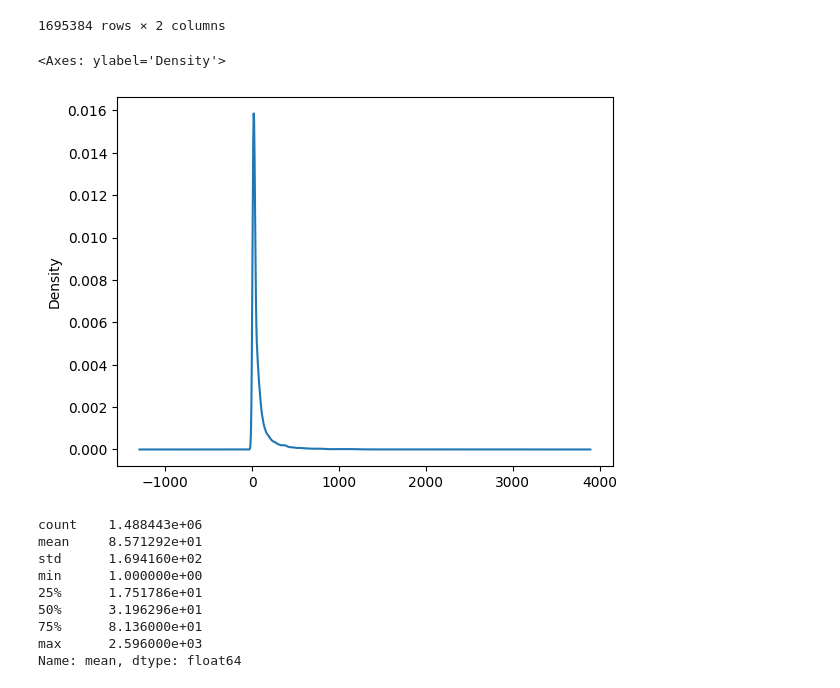
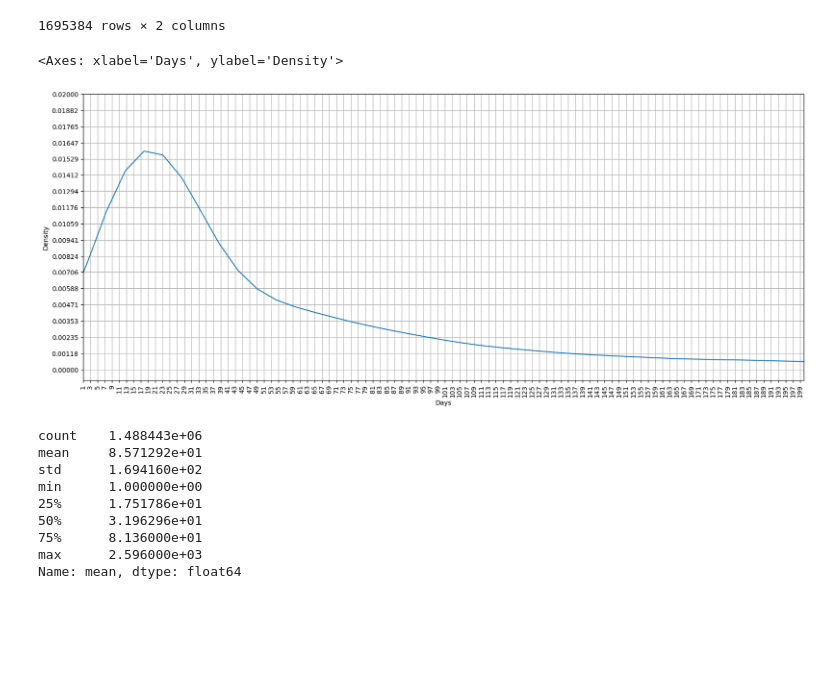
Before and after one commit to 6boyz/Customer-Churn-prediction, a Jupyter notebook: calc_deadline.ipynb, the cells around one changed output. Cells and saved outputs as stored; diff of their text form; code cells hidden in the pictures; blank space fills up the shorter version.

Commit message:
Beauty graph

```diff
--- a/calc_deadline.ipynb
+++ b/calc_deadline.ipynb
@@ -32,11 +32,13 @@ analysis
 | 1695382 | 78.823529 | 13.666667 |
 | 1695383 | 24.404672 | 7.509434 |
 1695384 rows × 2 columns
-# %%
-analysis['mean'].plot(kind='kde')
-# %% [output]
-<Axes: ylabel='Density'>
-[figure, removed]
+# %%
+plot = analysis['mean'].plot(kind='kde', xlim=(1, 200), xticks=range(1, 200, 2), yticks=np.linspace(0, 0.02, 18), grid=True, rot=90, figsize=(20, 8))
+plot.set_xlabel('Days')
+plot
+# %% [output]
+<Axes: xlabel='Days', ylabel='Density'>
+[figure, added]
 # %%
 analysis['mean'].describe()
 # %% [output]
```
